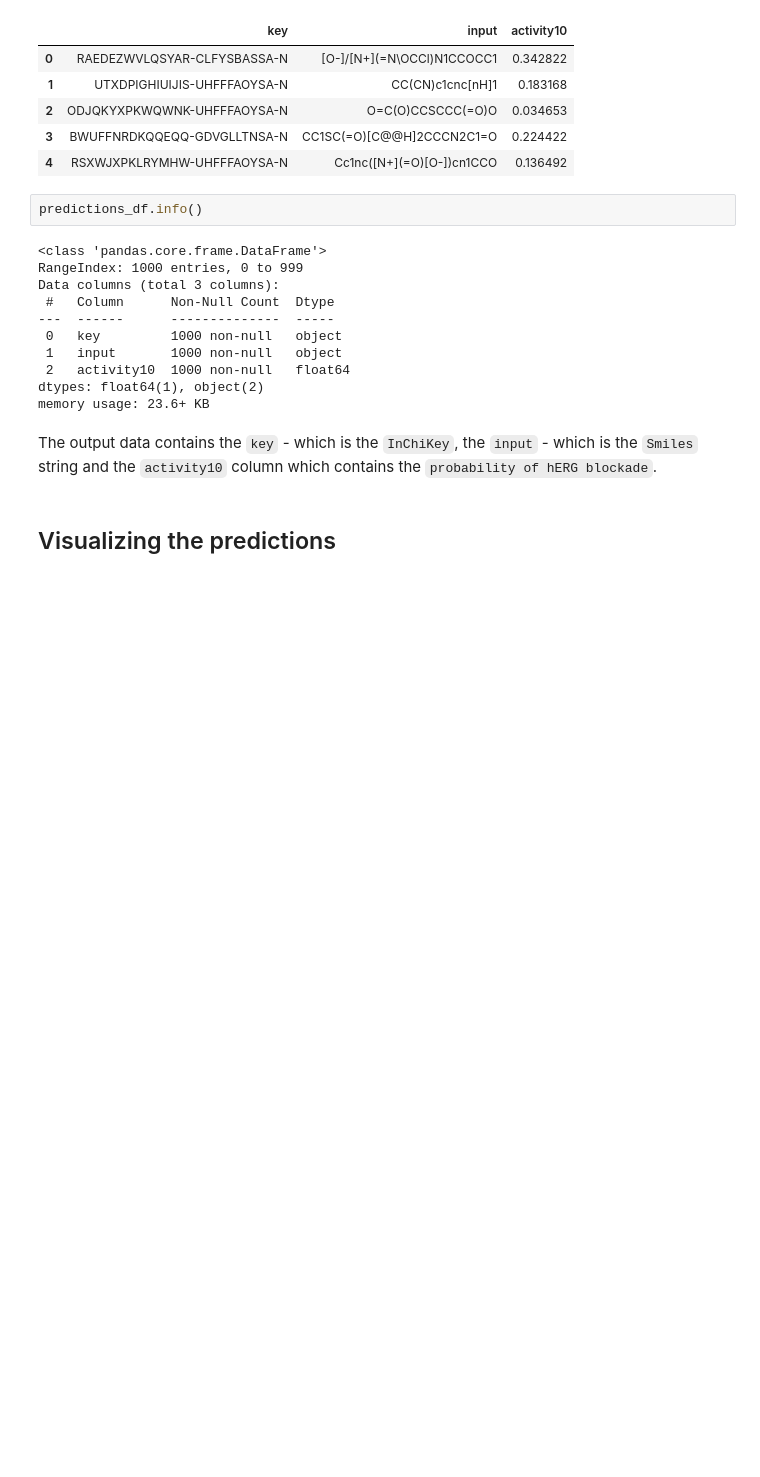
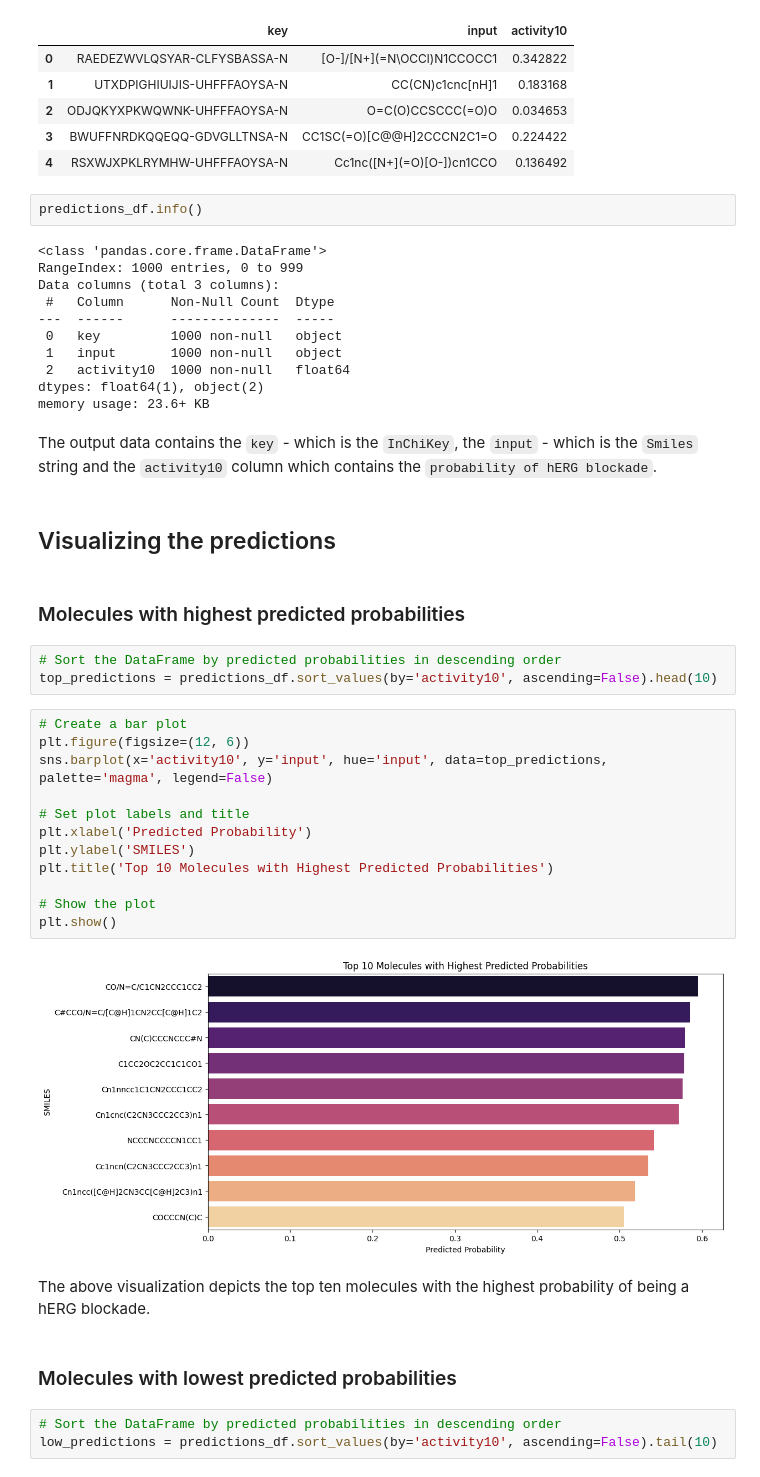
Before and after one commit to dubeyayushi/Contribution-Period-Ersilia, a Jupyter notebook: notebooks/model_bias (eos30gr).ipynb, the cells around one changed output. Cells and saved outputs as stored; diff of their text form; blank space fills up the shorter version.

```diff
--- a/notebooks/model_bias (eos30gr).ipynb
+++ b/notebooks/model_bias (eos30gr).ipynb
@@ -284,3 +272,29 @@ memory usage: 23.6+ KB
 The output data contains the `key` - which is the `InChiKey`, the `input` - which is the `Smiles` string and the `activity10` column which contains the `probability of hERG blockade`.
 # %% [markdown]
 ## Visualizing the predictions
+# %% [markdown]
+### Molecules with highest predicted probabilities
+# %%
+# Sort the DataFrame by predicted probabilities in descending order
+top_predictions = predictions_df.sort_values(by='activity10', ascending=False).head(10)
+# %%
+# Create a bar plot
+plt.figure(figsize=(12, 6))
+sns.barplot(x='activity10', y='input', hue='input', data=top_predictions, palette='magma', legend=False)
+
+# Set plot labels and title
+plt.xlabel('Predicted Probability')
+plt.ylabel('SMILES')
+plt.title('Top 10 Molecules with Highest Predicted Probabilities')
+
+# Show the plot
+plt.show()
+# %% [output]
+[figure, added]
+# %% [markdown]
+The above visualization depicts the top ten molecules with the highest probability of being a hERG blockade.
+# %% [markdown]
+### Molecules with lowest predicted probabilities
+# %%
+# Sort the DataFrame by predicted probabilities in descending order
+low_predictions = predictions_df.sort_values(by='activity10', ascending=False).tail(10)
```
Also changed, not shown: parts of 16 cells of this notebook.
